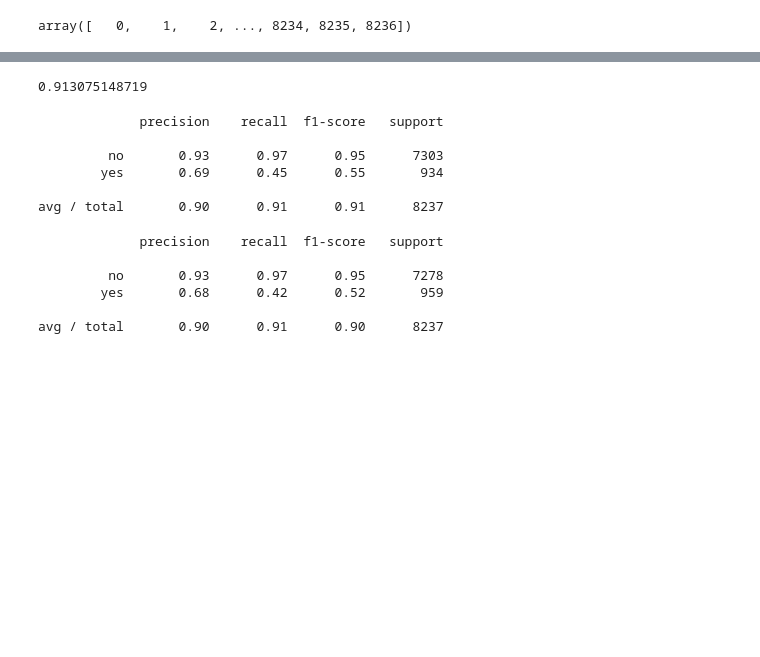
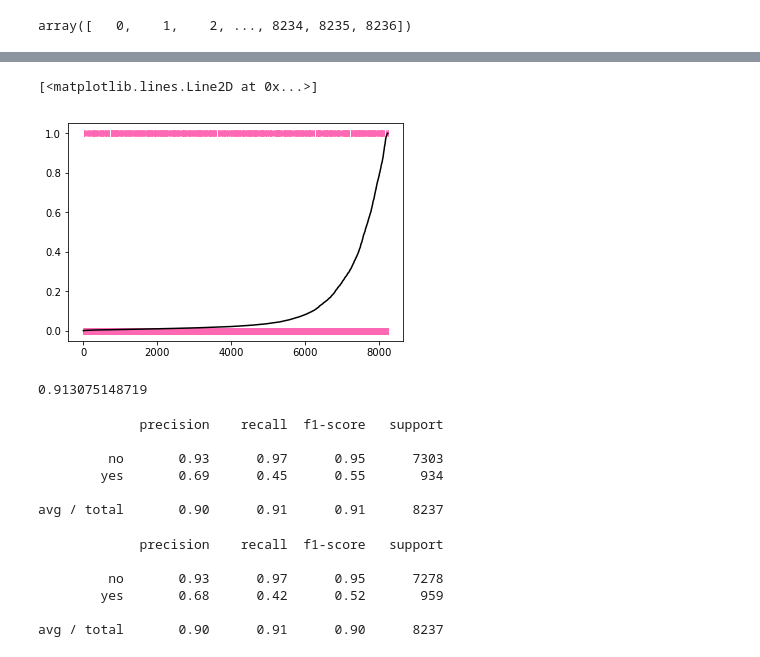
Before and after one commit to yatong2/Springboard, a Jupyter notebook: capstone_project_1/Data_Cleaning_and_Rearranging.ipynb, the cells around one changed output, grey strips where cells are left out. Drawn from its saved outputs; the diff is of its cells as text; code cells hidden in the pictures; blank space fills up the shorter version.

```diff
--- a/capstone_project_1/Data_Cleaning_and_Rearranging.ipynb
+++ b/capstone_project_1/Data_Cleaning_and_Rearranging.ipynb
@@ -154,3 +162,13 @@ plt.plot(number, Y_test, '|', color ='hotpink')
+# %%
+model1 = LogisticRegression()
+model1.fit(X_train, Y_train)
+probability = model1.predict_proba(X_test)[:,1]
+prob_sorted = sorted(probability)
+plt.plot(number, Y_test, '|', color ='hotpink')
+plt.plot(number, prob_sorted, color ='black')
+# %% [output]
+[<matplotlib.lines.Line2D at 0x...>]
+[figure, added]
 # %%
 print(model1.score(X_test, Y_test))
 # %% [output]
```
Also changed, not shown: parts of 4 cells of this notebook.
